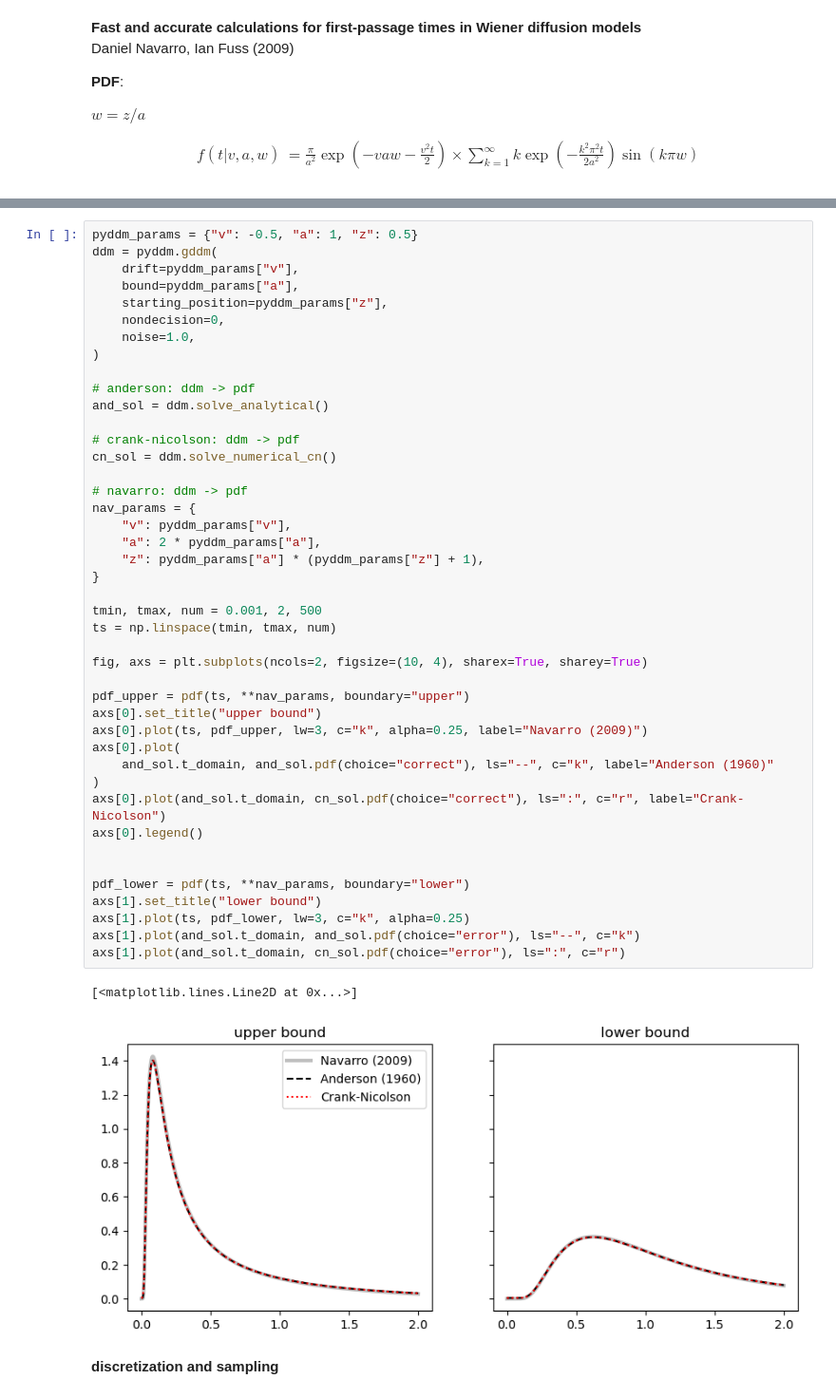
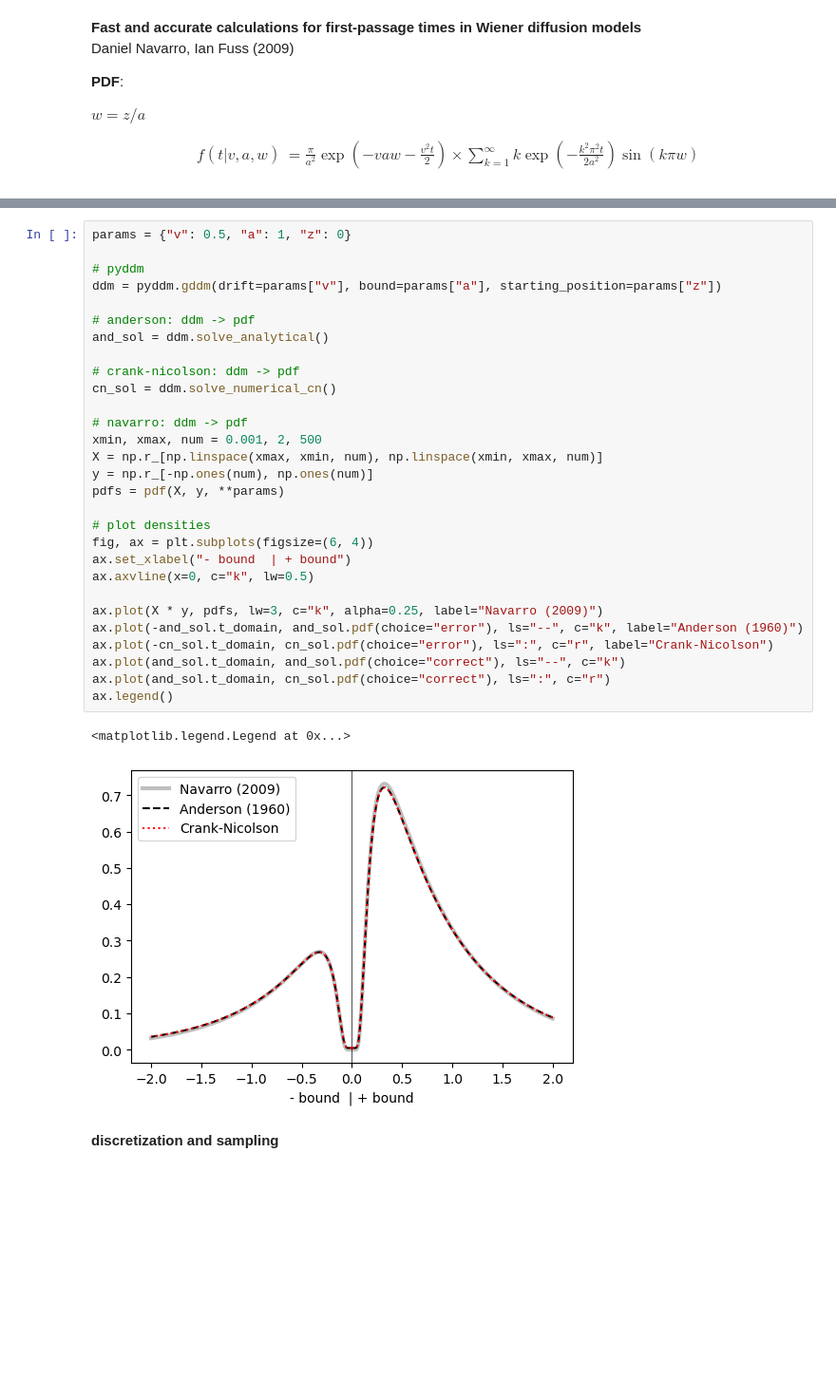
Before and after one commit to griegner/drift-diffusion, a Jupyter notebook: examples/07-navarro-2009-pdf.ipynb, the cells around one changed output, grey strips where cells are left out. Shown: that part at 95% size. Drawn from its saved outputs; the diff is of its cells as text; blank space fills up the shorter version.

Commit message:
sample from +/- bound densities

```diff
--- a/examples/07-navarro-2009-pdf.ipynb
+++ b/examples/07-navarro-2009-pdf.ipynb
@@ -72,50 +72,36 @@ def pdf(ts, v, a, z, err=0.001, boundary="lower"):
 
     return p
 # %%
-pyddm_params = {"v": -0.5, "a": 1, "z": 0.5}
-ddm = pyddm.gddm(
-    drift=pyddm_params["v"],
-    bound=pyddm_params["a"],
-    starting_position=pyddm_params["z"],
-    nondecision=0,
-    noise=1.0,
-)
+params = {"v": 0.5, "a": 1, "z": 0}
+
+# pyddm
+ddm = pyddm.gddm(drift=params["v"], bound=params["a"], starting_position=params["z"])
 
 # anderson: ddm -> pdf
 and_sol = ddm.solve_analytical()
 
 # crank-nicolson: ddm -> pdf
 cn_sol = ddm.solve_numerical_cn()
 
 # navarro: ddm -> pdf
-nav_params = {
-    "v": pyddm_params["v"],
-    "a": 2 * pyddm_params["a"],
-    "z": pyddm_params["a"] * (pyddm_params["z"] + 1),
-}
+xmin, xmax, num = 0.001, 2, 500
+X = np.r_[np.linspace(xmax, xmin, num), np.linspace(xmin, xmax, num)]
+y = np.r_[-np.ones(num), np.ones(num)]
+pdfs = pdf(X, y, **params)
 
-tmin, tmax, num = 0.001, 2, 500
-ts = np.linspace(tmin, tmax, num)
+# plot densities
+fig, ax = plt.subplots(figsize=(6, 4))
+ax.set_xlabel("- bound  | + bound")
+ax.axvline(x=0, c="k", lw=0.5)
 
-fig, axs = plt.subplots(ncols=2, figsize=(10, 4), sharex=True, sharey=True)
-
-pdf_upper = pdf(ts, **nav_params, boundary="upper")
-axs[0].set_title("upper bound")
-axs[0].plot(ts, pdf_upper, lw=3, c="k", alpha=0.25, label="Navarro (2009)")
-axs[0].plot(
-    and_sol.t_domain, and_sol.pdf(choice="correct"), ls="--", c="k", label="Anderson (1960)"
-)
-axs[0].plot(and_sol.t_domain, cn_sol.pdf(choice="correct"), ls=":", c="r", label="Crank-Nicolson")
-axs[0].legend()
-
-
-pdf_lower = pdf(ts, **nav_params, boundary="lower")
-axs[1].set_title("lower bound")
-axs[1].plot(ts, pdf_lower, lw=3, c="k", alpha=0.25)
-axs[1].plot(and_sol.t_domain, and_sol.pdf(choice="error"), ls="--", c="k")
-axs[1].plot(and_sol.t_domain, cn_sol.pdf(choice="error"), ls=":", c="r")
+ax.plot(X * y, pdfs, lw=3, c="k", alpha=0.25, label="Navarro (2009)")
+ax.plot(-and_sol.t_domain, and_sol.pdf(choice="error"), ls="--", c="k", label="Anderson (1960)")
+ax.plot(-cn_sol.t_domain, cn_sol.pdf(choice="error"), ls=":", c="r", label="Crank-Nicolson")
+ax.plot(and_sol.t_domain, and_sol.pdf(choice="correct"), ls="--", c="k")
+ax.plot(and_sol.t_domain, cn_sol.pdf(choice="correct"), ls=":", c="r")
+ax.legend()
 # %% [output]
-[<matplotlib.lines.Line2D at 0x...>]
+<matplotlib.legend.Legend at 0x...>
-[figure, old version]
+[figure, new version]
 # %% [markdown]
 **discretization and sampling**
```
Also changed, not shown: parts of 5 cells of this notebook.
